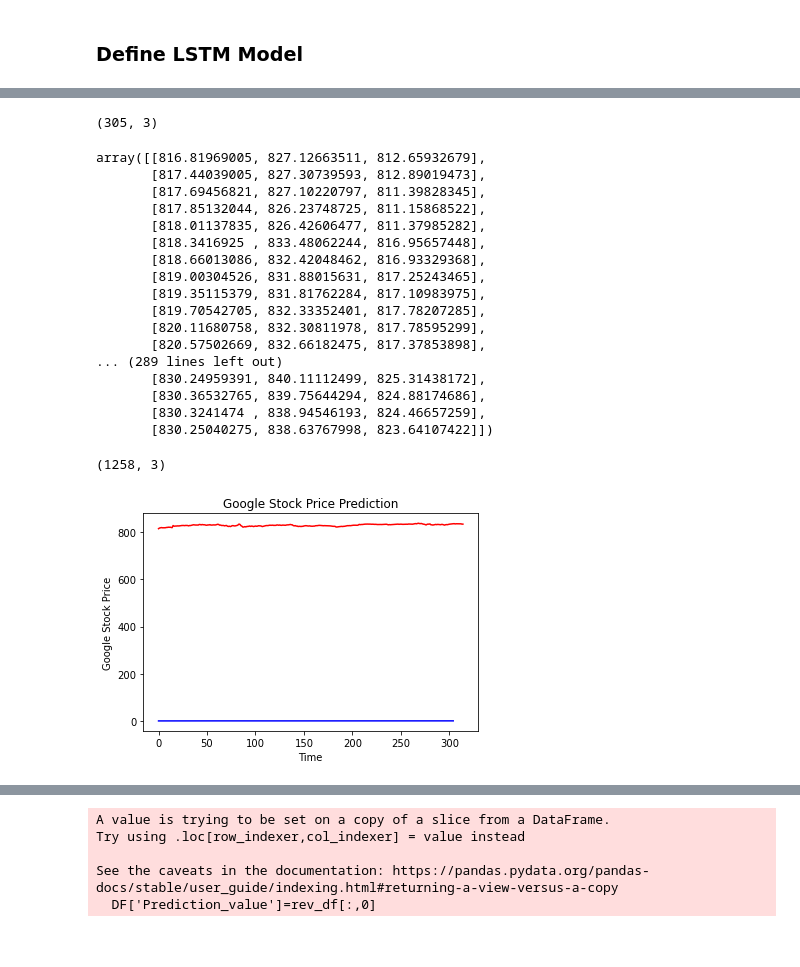
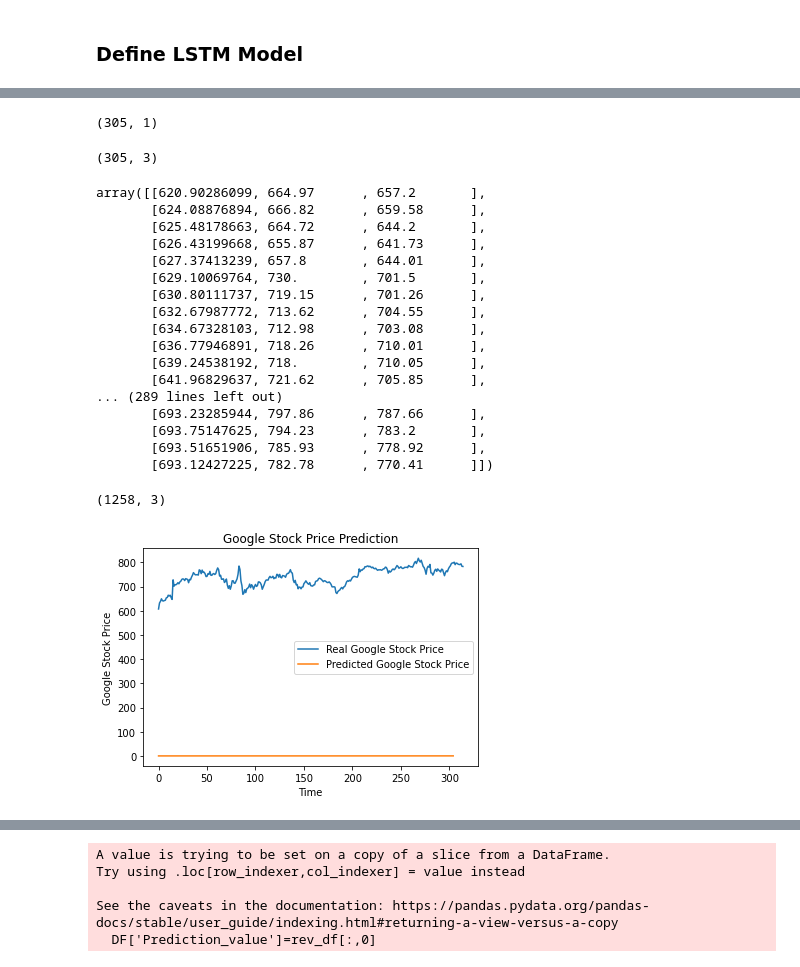
Before and after one commit to ashudva/Time-Series, a Jupyter notebook: Google Stock Time Series (1).ipynb, the cells around one changed output, grey strips where cells are left out. Saved outputs shown, nothing was run; the diff lists cells and outputs as text; code cells hidden in the pictures.

```diff
--- a/Google Stock Time Series (1).ipynb
+++ b/Google Stock Time Series (1).ipynb
@@ -292,3 +291,9 @@ valid_pred.shape
+# %%
+# predict_generate has been replaced with only `predict` in new version
+valid_pred=model.predict(valid_generator)
+valid_pred.shape
+# %% [output]
+(305, 1)
 # %%
 final_df=pd.concat([pd.DataFrame(valid_pred),pd.DataFrame(x_valid[:,1:][10:])],axis=1)
 # %%
@@ -299,37 +304,41 @@ final_df.shape
 rev_df=sc.inverse_transform(final_df)
 rev_df
 # %% [output]
-array([[816.81969005, 827.12663511, 812.65932679],
-       [817.44039005, 827.30739593, 812.89019473],
-       [817.69456821, 827.10220797, 811.39828345],
-       [817.85132044, 826.23748725, 811.15868522],
-       [818.01137835, 826.42606477, 811.37985282],
-       [818.3416925 , 833.48062244, 816.95657448],
-       [818.66013086, 832.42048462, 816.93329368],
-       [819.00304526, 831.88015631, 817.25243465],
-       [819.35115379, 831.81762284, 817.10983975],
-       [819.70542705, 832.33352401, 817.78207285],
-       [820.11680758, 832.30811978, 817.78595299],
-       [820.57502669, 832.66182475, 817.37853898],
+array([[620.90286099, 664.97      , 657.2       ],
+       [624.08876894, 666.82      , 659.58      ],
+       [625.48178663, 664.72      , 644.2       ],
+       [626.43199668, 655.87      , 641.73      ],
+       [627.37413239, 657.8       , 644.01      ],
+       [629.10069764, 730.        , 701.5       ],
+       [630.80111737, 719.15      , 701.26      ],
+       [632.67987772, 713.62      , 704.55      ],
+       [634.67328103, 712.98      , 703.08      ],
+       [636.77946891, 718.26      , 710.01      ],
+       [639.24538192, 718.        , 710.05      ],
+       [641.96829637, 721.62      , 705.85      ],
 ... (289 lines left out)
-       [830.24959391, 840.11112499, 825.31438172],
-       [830.36532765, 839.75644294, 824.88174686],
-       [830.3241474 , 838.94546193, 824.46657259],
-       [830.25040275, 838.63767998, 823.64107422]])
+       [693.23285944, 797.86      , 787.66      ],
+       [693.75147625, 794.23      , 783.2       ],
+       [693.51651906, 785.93      , 778.92      ],
+       [693.12427225, 782.78      , 770.41      ]])
 # %%
 X_inv=sc.inverse_transform(X_scaled)
 X_inv.shape
 # %% [output]
 (1258, 3)
 # %%
-plt.plot(X_inv[943:,0], color = 'red', label = 'Real Google Stock Price')
-plt.plot(valid_pred, color = 'blue', label = 'Predicted Google Stock Price')
+# first of all X_inv was set to valid_pred during inverse_transform
+# and second valid_pred is scaled version so it will plot a strainght line
+plt.plot(X_inv[943:,0], label = 'Real Google Stock Price')
+plt.plot(valid_pred, label = 'Predicted Google Stock Price')
 plt.title('Google Stock Price Prediction')
 plt.xlabel('Time')
 plt.ylabel('Google Stock Price')
+# Add a legend otherwise label is useless
+plt.legend()
 plt.show()
 # %% [output]
-[figure, old version]
+[figure, new version]
 # %%
 DF=df_train[valid_pred.shape[0]*-1:]
 # %%
```
Also changed, not shown: parts of 18 cells of this notebook, 1 other file.
